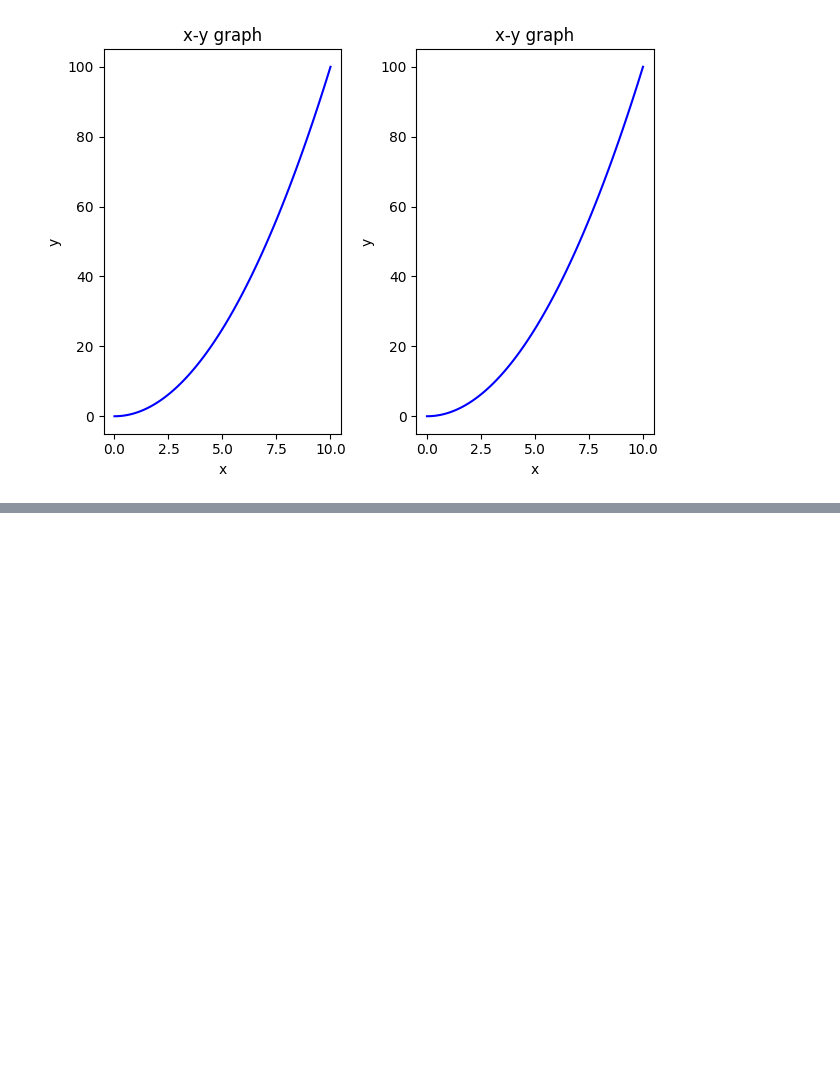
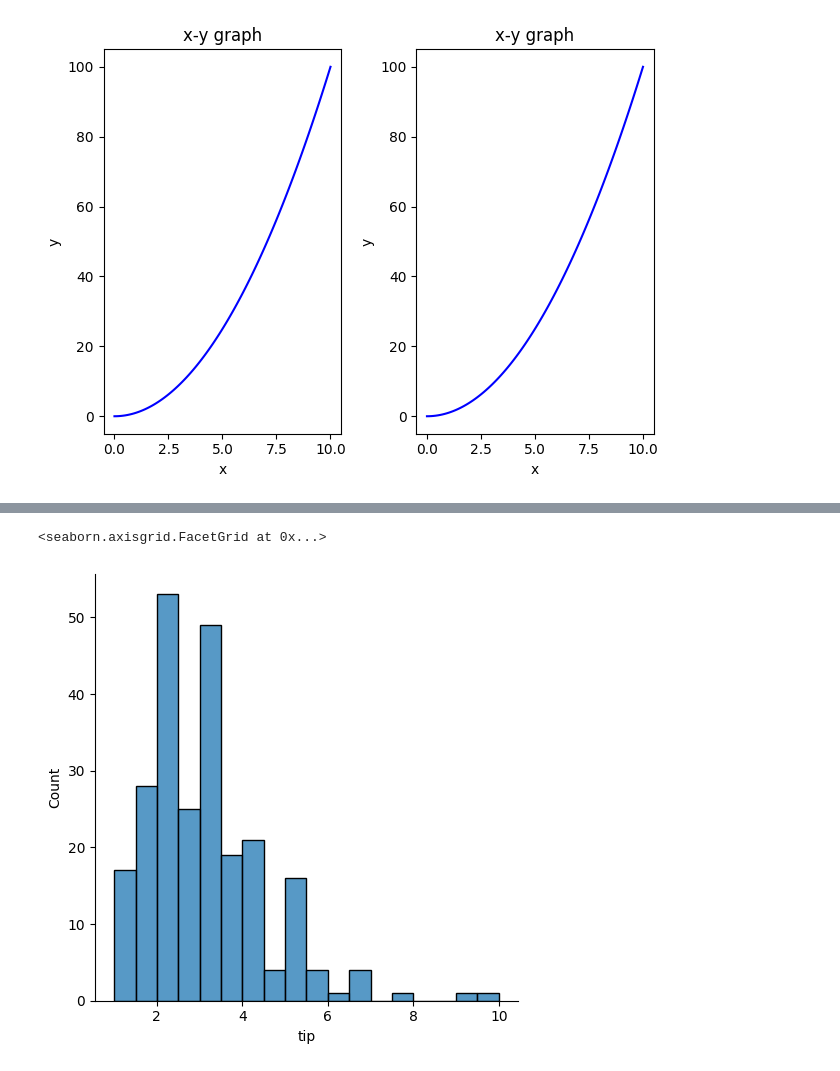
Before and after one commit to minhasaleem/DATASCIENCE-LAB, a Jupyter notebook: Data Visualisation.ipynb, the cells around one changed output, grey strips where cells are left out. Cells and saved outputs as stored; diff of their text form; code cells hidden in the pictures; blank space fills up the shorter version.

```diff
--- a/Data Visualisation.ipynb
+++ b/Data Visualisation.ipynb
@@ -100,0 +207,2 @@ SyntaxError: invalid syntax (684683387.py, line 3)
+# %%
+tips = sns.load_dataset("tips")
@@ -100,0 +218,5 @@ SyntaxError: invalid syntax (684683387.py, line 3)
+# %%
+sns.displot(tips["tip"])
+# %% [output]
+<seaborn.axisgrid.FacetGrid at 0x...>
+[figure, added]
```
Also changed, not shown: parts of 31 cells of this notebook.
